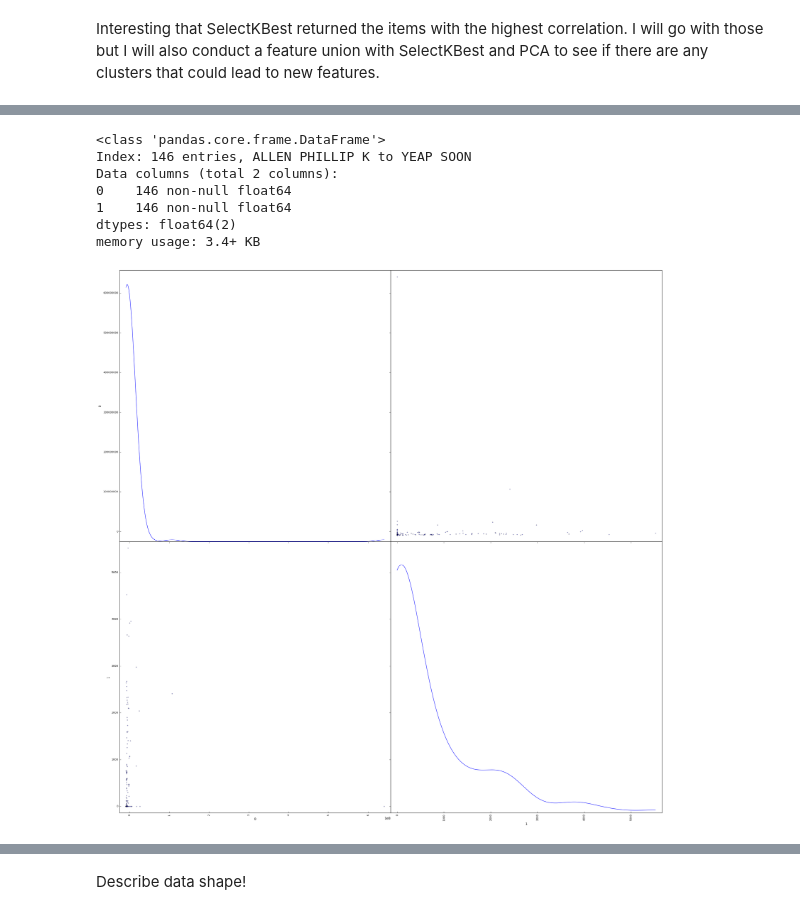
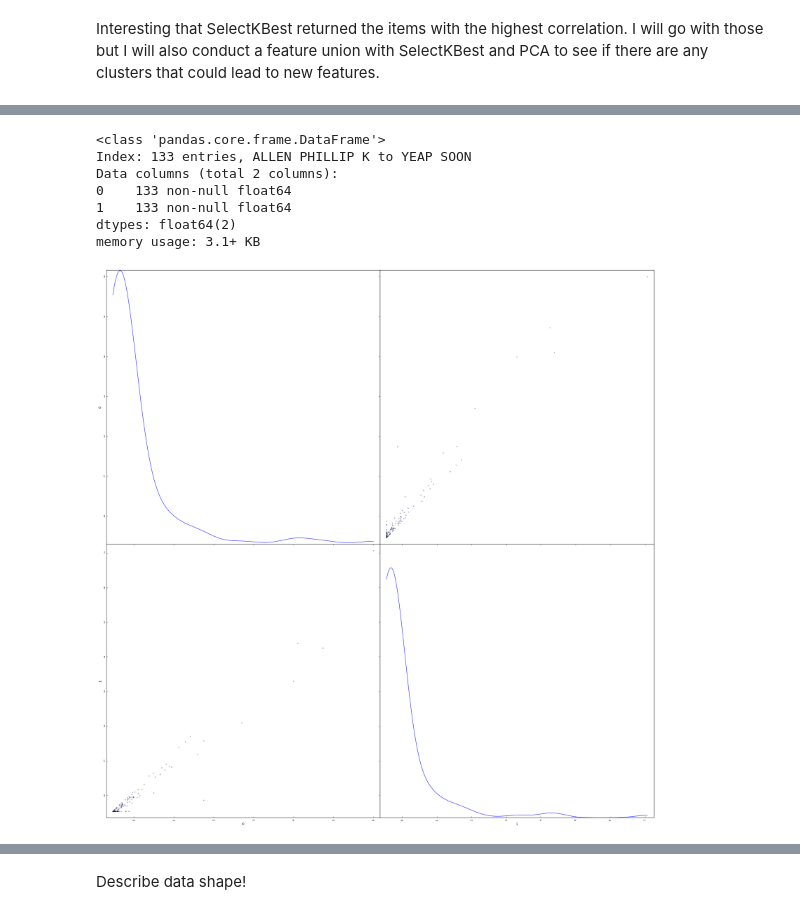
Before and after one commit to djhavera/MachineLearning, a Jupyter notebook: Enron_Project.ipynb, the cells around one changed output, grey strips where cells are left out. Saved outputs shown, nothing was run; the diff lists cells and outputs as text; code cells hidden in the pictures.

```diff
--- a/Enron_Project.ipynb
+++ b/Enron_Project.ipynb
@@ -253,8 +297,8 @@ pca_new = PCA(n_components=1)
 # %%
 combined_features_new= FeatureUnion([("pca", pca_new), ("univ_select", selection_new)])
 # %%
-df_new = combined_features_new.fit(df, poi_df).transform(df)
+df_pca = combined_features_new.fit(df_outliers_removed, poi_df).transform(df_outliers_removed)
 # %%
-df_new = pd.DataFrame(df_new)
+df_pca = pd.DataFrame(df_pca)
 # %%
-df_new.index = df.index
+df_pca.index = df_outliers_removed.index
@@ -274,22 +330,22 @@ pd.scatter_matrix(df_new, alpha = 0.3, figsize = (30,30), diagonal = 'kde');
 # %%
 from sklearn import preprocessing
 scaler = preprocessing.StandardScaler()
-df_scaled = scaler.fit_transform(df_new)
+df_scaled = scaler.fit_transform(df_pca)
 df_scaled = pd.DataFrame(df_scaled)
 # %%
 df_new.info()
 # %% [output]
 <class 'pandas.core.frame.DataFrame'>
-Index: 146 entries, ALLEN PHILLIP K to YEAP SOON
+Index: 133 entries, ALLEN PHILLIP K to YEAP SOON
 Data columns (total 2 columns):
-0    146 non-null float64
-1    146 non-null float64
+0    133 non-null float64
+1    133 non-null float64
 dtypes: float64(2)
-memory usage: 3.4+ KB
+memory usage: 3.1+ KB
 # %%
-pd.scatter_matrix(df_new, alpha = 0.3, figsize = (30,30), diagonal = 'kde');
+pd.scatter_matrix(df_scaled, alpha = 0.3, figsize = (30,30), diagonal = 'kde');
 # %% [output]
-[figure, old version]
+[figure, new version]
 # %%
 # TODO: Scale the data using the natural logarithm
 import math
```
Also changed, not shown: parts of 29 cells of this notebook.
